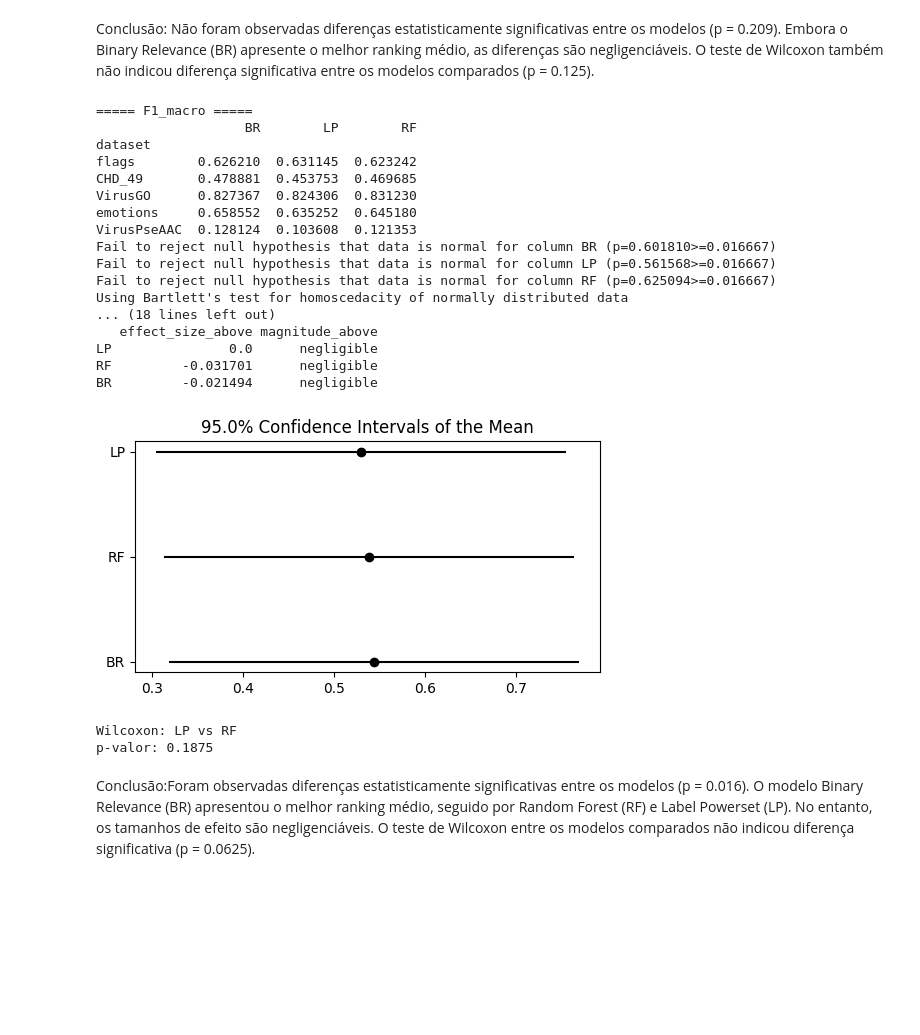
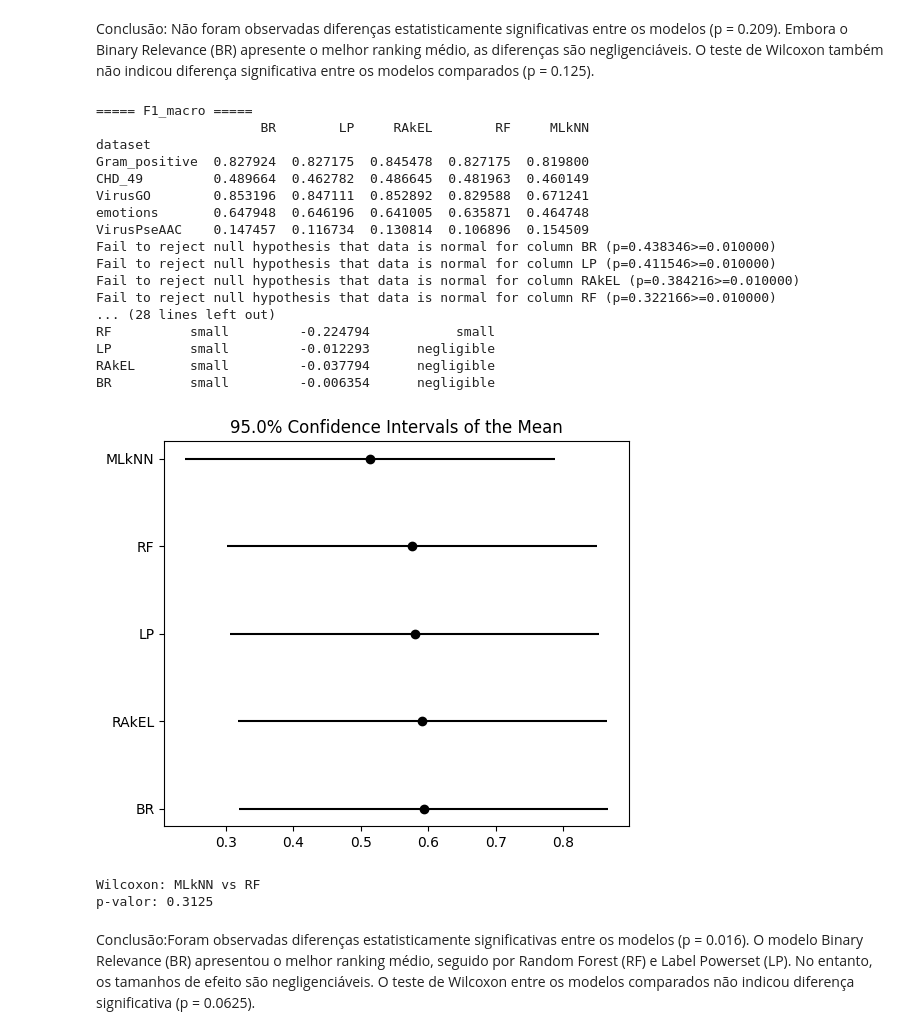
Before and after one commit to iarabertopena/ml-learning-lab, a Jupyter notebook: ml_learning_lab.ipynb, the cells around one changed output. Cells and saved outputs as stored; diff of their text form; code cells hidden in the pictures; blank space fills up the shorter version.

```diff
--- a/ml_learning_lab.ipynb
+++ b/ml_learning_lab.ipynb
@@ -115,7 +117,8 @@ df.head()
 5 rows × 446 columns
 # %%
 datasets_config = {
-    "flags": {"path": "/content/flags.csv", "n_labels": 7},
+    "Gram_positive": {"path": "/content/Gram_positive.csv", "n_labels": 4},
+    #"flags": {"path": "/content/flags.csv", "n_labels": 6},
     "CHD_49": {"path": "/content/CHD_49.csv", "n_labels": 6},
     "VirusGO": {"path": "/content/VirusGO.csv", "n_labels": 6},
     "emotions": {"path": "/content/emotions.csv", "n_labels": 6},
@@ -242,7 +245,7 @@ def get_models():
 
         "RAkEL": RakelD(
             base_classifier=RandomForestClassifier(n_estimators=100, random_state=42),
-            labelset_size=3
+            labelset_size=2
         ),
 
         "RF": RandomForestClassifier(n_estimators=100, random_state=42),
@@ -905,53 +907,52 @@ import matplotlib.pyplot as plt
 print("\n===== F1_macro =====")
 
 # tabela
 df = build_table(all_results, "f1_macro")
-#df = df.dropna()
-df = df.drop(columns=["RAkEL"]) # RAkEL não funcionou com o dataset "flags" :/
+df = df.dropna()
 
 print(df)
 
 # Friedman + Nemenyi
 result = autorank(df, alpha=0.05, order='descending', verbose=True)
 
 print("\nRanking médio:")
 print(result.rankdf)
 
 #plot_stats(result)
 #plt.show()
 
 plot_stats(result, allow_insignificant=True)
 plt.show()
 
 # Wilcoxon (só com os 2 melhores)
 means = df.mean().sort_values(ascending=True)
 m1, m2 = means.index[:2]
 
 stat, p = wilcoxon(df[m1], df[m2])
 
 print(f"\nWilcoxon: {m1} vs {m2}")
 print("p-valor:", p)
 # %% [output]
 ===== F1_macro =====
-                   BR        LP        RF
+                     BR        LP     RAkEL        RF     MLkNN
 dataset
-flags        0.626210  0.631145  0.623242
-CHD_49       0.478881  0.453753  0.469685
-VirusGO      0.827367  0.824306  0.831230
-emotions     0.658552  0.635252  0.645180
-VirusPseAAC  0.128124  0.103608  0.121353
-Fail to reject null hypothesis that data is normal for column BR (p=0.601810>=0.016667)
-Fail to reject null hypothesis that data is normal for column LP (p=0.561568>=0.016667)
-Fail to reject null hypothesis that data is normal for column RF (p=0.625094>=0.016667)
-Using Bartlett's test for homoscedacity of normally distributed data
-... (18 lines left out)
-   effect_size_above magnitude_above
-LP               0.0      negligible
-RF         -0.031701      negligible
-BR         -0.021494      negligible
+Gram_positive  0.827924  0.827175  0.845478  0.827175  0.819800
+CHD_49         0.489664  0.462782  0.486645  0.481963  0.460149
+VirusGO        0.853196  0.847111  0.852892  0.829588  0.671241
+emotions       0.647948  0.646196  0.641005  0.635871  0.464748
+VirusPseAAC    0.147457  0.116734  0.130814  0.106896  0.154509
+Fail to reject null hypothesis that data is normal for column BR (p=0.438346>=0.010000)
+Fail to reject null hypothesis that data is normal for column LP (p=0.411546>=0.010000)
+Fail to reject null hypothesis that data is normal for column RAkEL (p=0.384216>=0.010000)
+Fail to reject null hypothesis that data is normal for column RF (p=0.322166>=0.010000)
+... (28 lines left out)
+RF          small         -0.224794           small
+LP          small         -0.012293      negligible
+RAkEL       small         -0.037794      negligible
+BR          small         -0.006354      negligible
-[figure, old version]
+[figure, new version]
-Wilcoxon: LP vs RF
-p-valor: 0.1875
+Wilcoxon: MLkNN vs RF
+p-valor: 0.3125
 # %% [markdown]
 Conclusão:Foram observadas diferenças estatisticamente significativas entre os modelos (p = 0.016). O modelo Binary Relevance (BR) apresentou o melhor ranking médio, seguido por Random Forest (RF) e Label Powerset (LP). No entanto, os tamanhos de efeito são negligenciáveis. O teste de Wilcoxon entre os modelos comparados não indicou diferença significativa (p = 0.0625).
 # %% [markdown]
```
Also changed, not shown: parts of 21 cells of this notebook.
